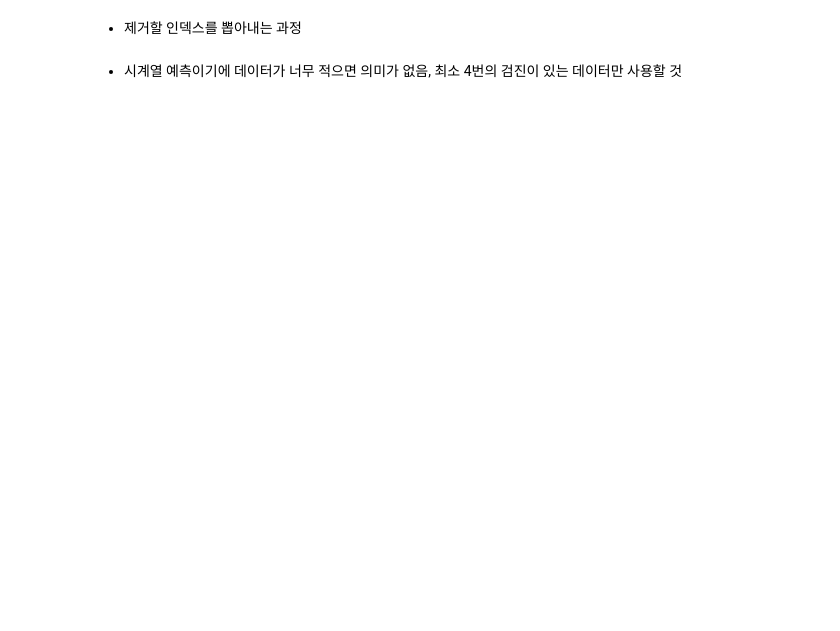
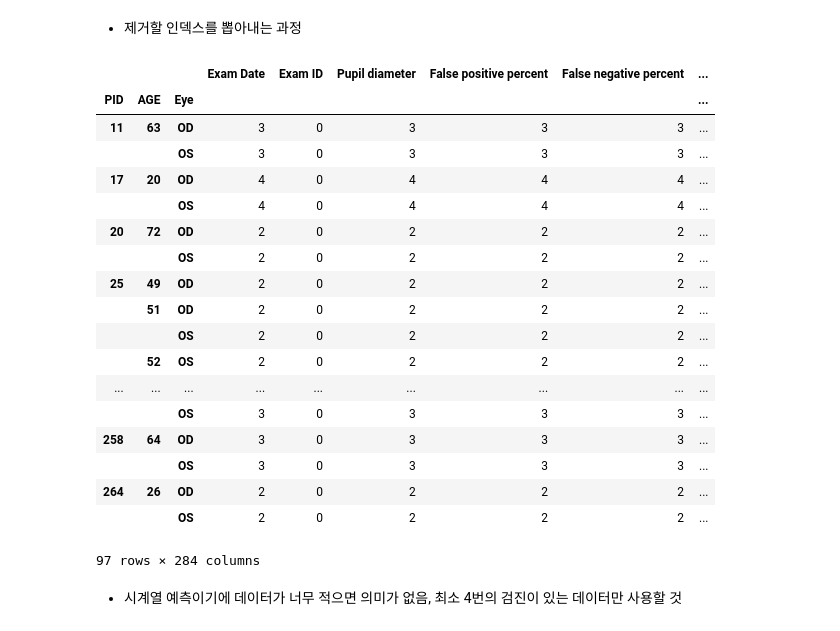
Before and after one commit to herjh0405/Glaucoma, a Jupyter notebook: 001. Data_Preprocessing&Visualization.ipynb, the cells around one changed output. Cells and saved outputs as stored; diff of their text form; code cells hidden in the pictures; blank space fills up the shorter version.

```diff
--- a/001. Data_Preprocessing&Visualization.ipynb
+++ b/001. Data_Preprocessing&Visualization.ipynb
@@ -94,6 +109,28 @@ array([1, 2, 3, 6, 5, 4], dtype=int64)
 ind_list = [34, 49, 50, 66, 93, 87, 97, 95, 121, 131, 150, 136, 172, 179, 191, 190, 205, 273, 274, 285, 290, 291, 283, 286, 347, 366, 397, 402, 424, 427, 470, 473, 480, 490, 514, 508, 516, 509, 557, 583, 625, 627, 622, 659, 698, 697, 776, 812, 814, 808, 813, 811, 815, 832, 880, 930, 948, 939, 3, 4]
 # %%
 df_sort2.drop(index = ind_list, inplace = True)
+# %%
+df_sort2.groupby(['PID','AGE','Eye']).count()[df_sort2.groupby(['PID','AGE','Eye']).count()['Exam Date']>=2]
+# %% [output]
+|  |  |  | Exam Date | Exam ID | Pupil diameter | False positive percent | False negative percent | ... |
+| PID | AGE | Eye |  |  |  |  |  | ... |
+| 11 | 63 | OD | 3 | 0 | 3 | 3 | 3 | ... |
+|  |  | OS | 3 | 0 | 3 | 3 | 3 | ... |
+| 17 | 20 | OD | 4 | 0 | 4 | 4 | 4 | ... |
+|  |  | OS | 4 | 0 | 4 | 4 | 4 | ... |
+| 20 | 72 | OD | 2 | 0 | 2 | 2 | 2 | ... |
+|  |  | OS | 2 | 0 | 2 | 2 | 2 | ... |
+| 25 | 49 | OD | 2 | 0 | 2 | 2 | 2 | ... |
+|  | 51 | OD | 2 | 0 | 2 | 2 | 2 | ... |
+|  |  | OS | 2 | 0 | 2 | 2 | 2 | ... |
+|  | 52 | OS | 2 | 0 | 2 | 2 | 2 | ... |
+| ... | ... | ... | ... | ... | ... | ... | ... | ... |
+|  |  | OS | 3 | 0 | 3 | 3 | 3 | ... |
+| 258 | 64 | OD | 3 | 0 | 3 | 3 | 3 | ... |
+|  |  | OS | 3 | 0 | 3 | 3 | 3 | ... |
+| 264 | 26 | OD | 2 | 0 | 2 | 2 | 2 | ... |
+|  |  | OS | 2 | 0 | 2 | 2 | 2 | ... |
+97 rows × 284 columns
 # %% [markdown]
 * 시계열 예측이기에 데이터가 너무 적으면 의미가 없음, 최소 4번의 검진이 있는 데이터만 사용할 것
 # %%
```
Also changed, not shown: parts of 5 cells of this notebook, 3 other files.
